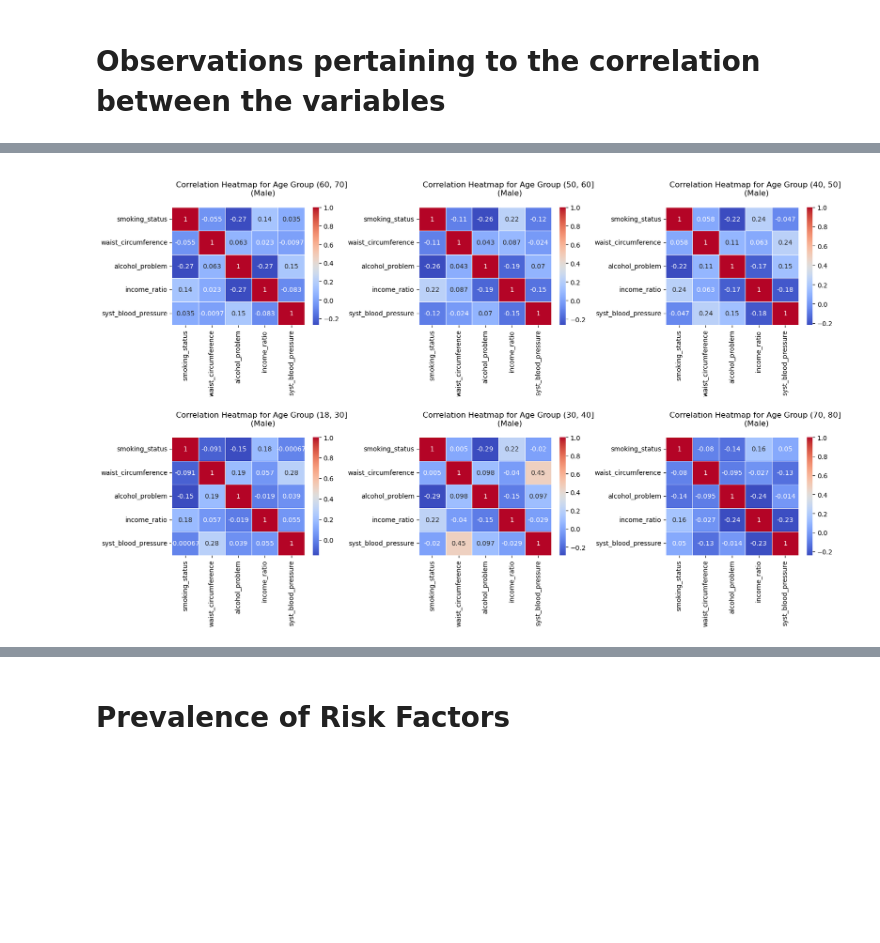
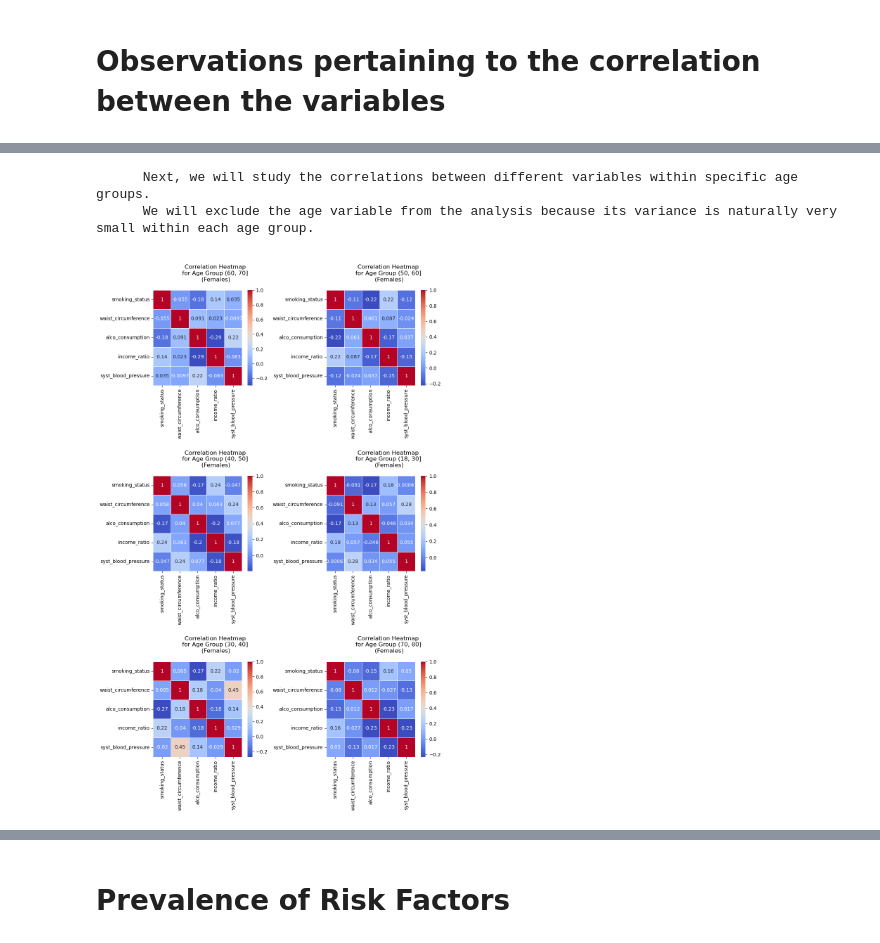
Before and after one commit to jahokas/statistics, a Jupyter notebook: nhanes_study.ipynb, the cells around one changed output, grey strips where cells are left out. Saved outputs shown, nothing was run; the diff lists cells and outputs as text; code cells hidden in the pictures; blank space fills up the shorter version.

```diff
--- a/nhanes_study.ipynb
+++ b/nhanes_study.ipynb
@@ -255,18 +271,26 @@ print("""
 # %%
-# Correlations between different variables inside different age groups
-# Age variable are not considered because its variance is very small inside the age groups
+
+# Conclusions
+print("""
+      Next, we will study the correlations between different variables within specific age groups.
+      We will exclude the age variable from the analysis because its variance is naturally very small within each age group.
+      """)
+# %% [output]
+      Next, we will study the correlations between different variables within specific age groups.
+      We will exclude the age variable from the analysis because its variance is naturally very small within each age group.
 # %%
-fig, axes = plt.subplots(2, 3, figsize=(16, 10))
+fig, axes = plt.subplots(3, 2, figsize=(10, 16))
 
 age_groups = df['agegrp'].unique()
 for ax, age_group in zip(axes.flatten(), age_groups):
-       sns.heatmap(df[(da['agegrp'] == age_group) & (df['gender'] == "Male")][['smoking_status', 'waist_circumference', 'alcohol_problem', 'income_ratio', 'syst_blood_pressure']].corr(), annot=True, cmap='coolwarm', linewidths=0.5, ax=ax)
+       sns.heatmap(df[(da['agegrp'] == age_group) & (df['gender'] == "Male")][['smoking_status', 'waist_circumference', 'alco_consumption', 'income_ratio', 'syst_blood_pressure']].corr(), annot=True, cmap='coolwarm', linewidths=0.5, ax=ax)
        ax.set_title(f'''
-                    Correlation Heatmap for Age Group {age_group}
-                    (Male)
+                    Correlation Heatmap
+                    for Age Group {age_group}
+                    (Females)
                     ''')
 
 plt.tight_layout()
 plt.show()
 # %% [output]
-[figure, old version]
+[figure, new version]
```
Also changed, not shown: parts of 24 cells of this notebook.
